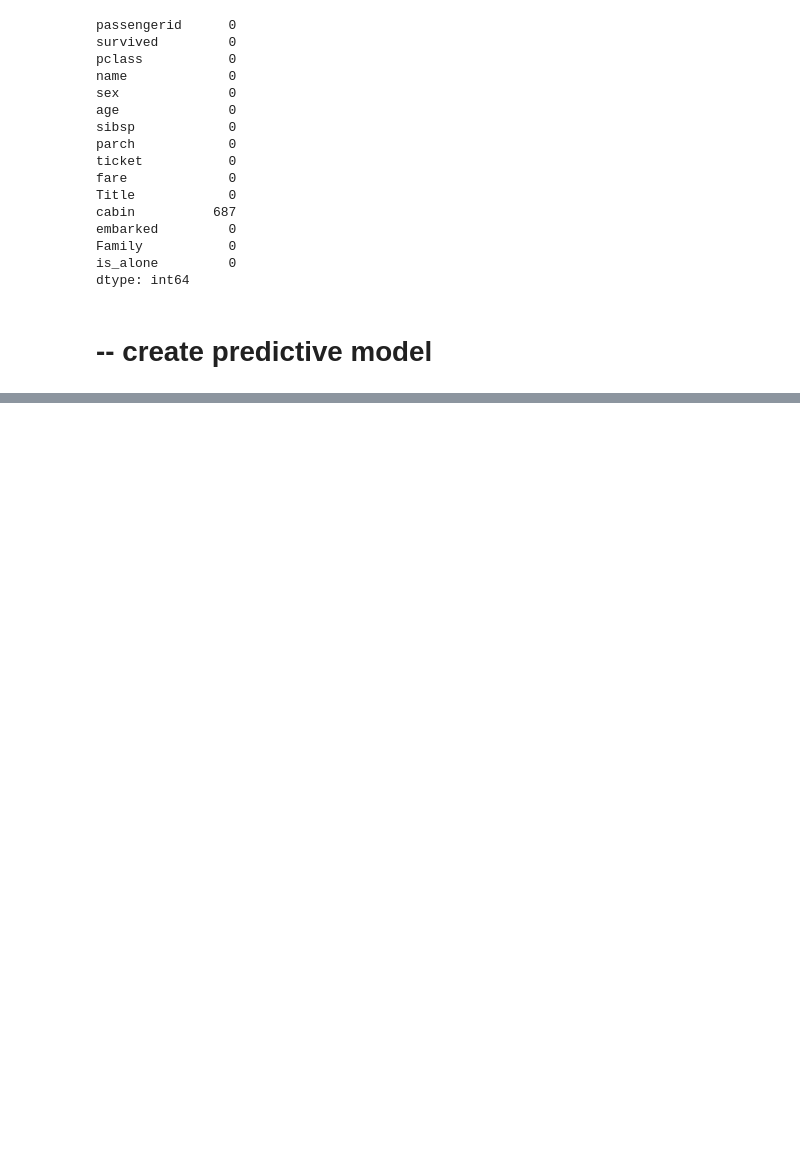
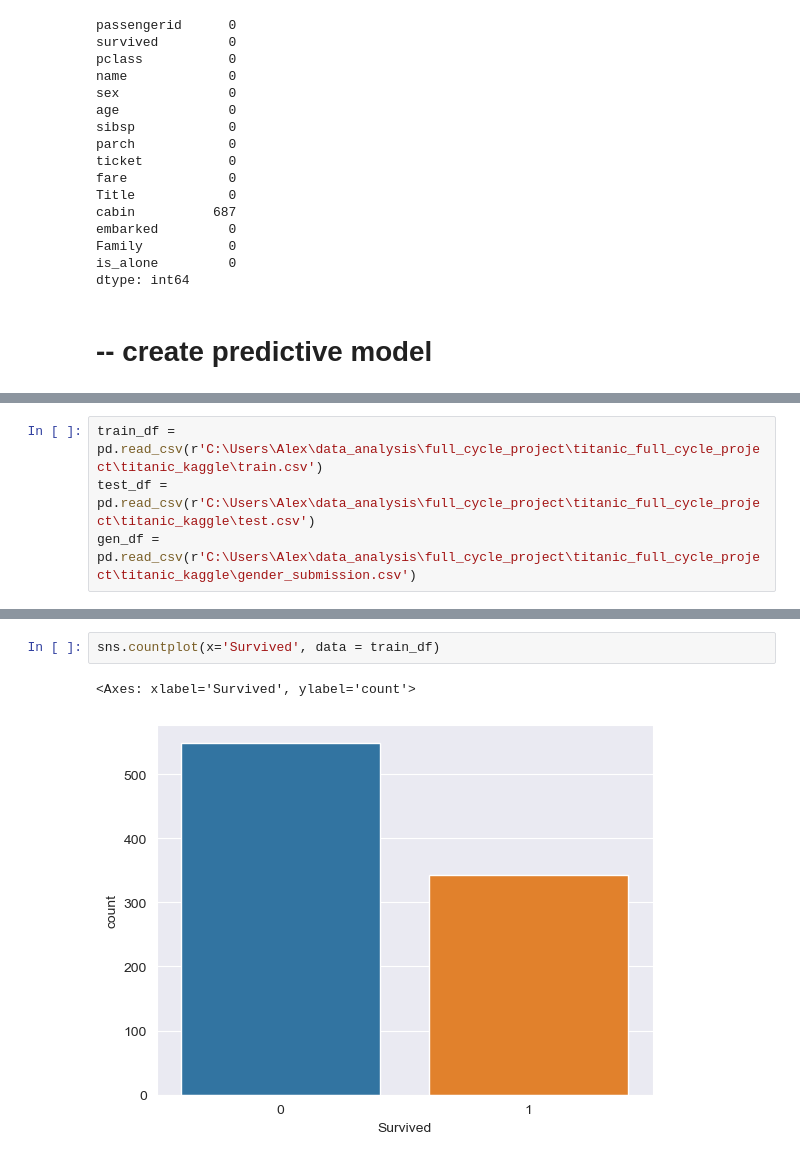
Before and after one commit to 88alexinho/titanic_full_cycle_project, a Jupyter notebook: full_cycle_project.ipynb, the cells around one changed output, grey strips where cells are left out. Drawn from its saved outputs; the diff is of its cells as text; blank space fills up the shorter version.

```diff
--- a/full_cycle_project.ipynb
+++ b/full_cycle_project.ipynb
@@ -599,0 +602,4 @@ from subprocess import check_output
+# %%
+train_df = pd.read_csv(r'C:\Users\Alex\data_analysis\full_cycle_project\titanic_full_cycle_project\titanic_kaggle\train.csv')
+test_df = pd.read_csv(r'C:\Users\Alex\data_analysis\full_cycle_project\titanic_full_cycle_project\titanic_kaggle\test.csv')
+gen_df = pd.read_csv(r'C:\Users\Alex\data_analysis\full_cycle_project\titanic_full_cycle_project\titanic_kaggle\gender_submission.csv')
@@ -599,0 +728,5 @@ from subprocess import check_output
+# %%
+sns.countplot(x='Survived', data = train_df)
+# %% [output]
+<Axes: xlabel='Survived', ylabel='count'>
+[figure, added]
```
Also changed, not shown: parts of 31 cells of this notebook, 1 other file.
